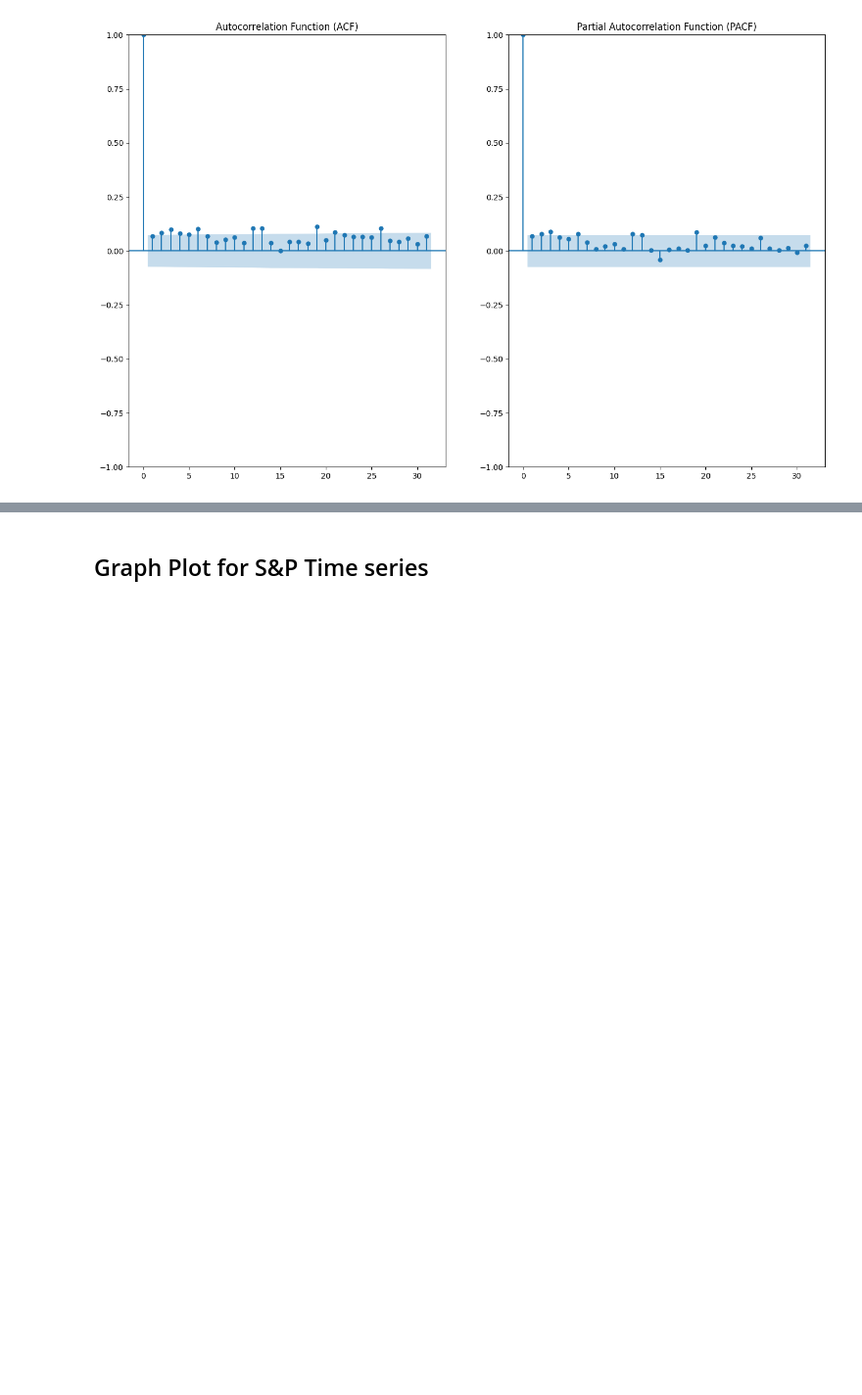
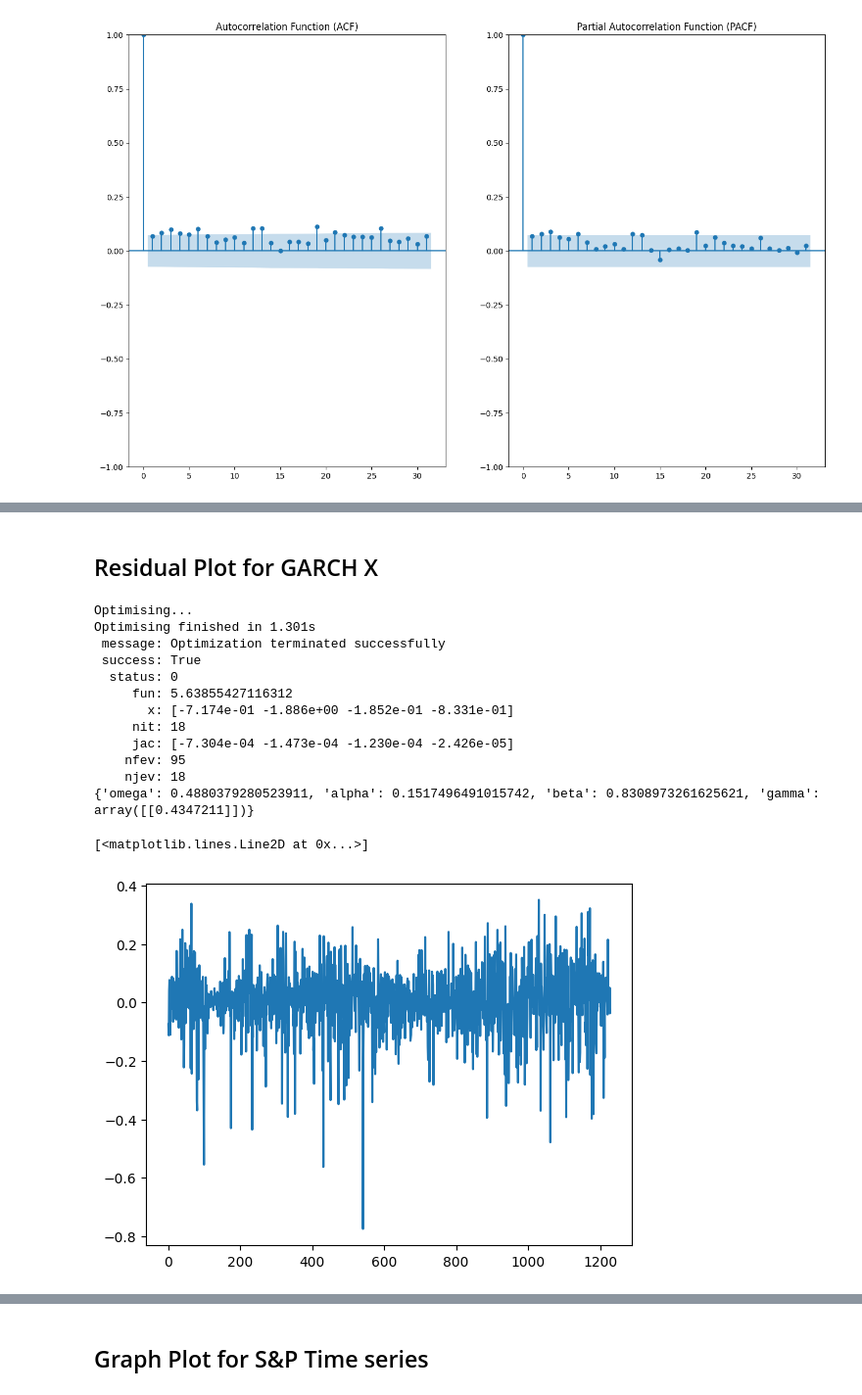
Before and after one commit to hwh1771/sentiment-analysis-volatility-forecasting, a Jupyter notebook: notebooks/04a_garch_exogenous_spy.ipynb, the cells around one changed output, grey strips where cells are left out. Shown at 98% size. Saved outputs shown, nothing was run; the diff lists cells and outputs as text; code cells hidden in the pictures; blank space fills up the shorter version.

Commit message:
With Resid Plot

```diff
--- a/notebooks/04a_garch_exogenous_spy.ipynb
+++ b/notebooks/04a_garch_exogenous_spy.ipynb
@@ -257,3 +257,24 @@ Critical Values:
    5%: -2.8639355566269677
    10%: -2.5680454348767596
  The series is stationary (reject H0)
+# %% [markdown]
+## Residual Plot for GARCH X
+# %%
+garch_with_sentiment = GARCH(p=1, q=1, z=1, verbose=True)
+garch_with_sentiment.train(1000*log_returns, x = 10 * pca_exo_sentiment,use_constraints= False, method = 'SLSQP')
+plt.plot(garch_with_sentiment.resids)
+# %% [output]
+Optimising...
+Optimising finished in 1.301s
+ message: Optimization terminated successfully
+ success: True
+  status: 0
+     fun: 5.63855427116312
+       x: [-7.174e-01 -1.886e+00 -1.852e-01 -8.331e-01]
+     nit: 18
+     jac: [-7.304e-04 -1.473e-04 -1.230e-04 -2.426e-05]
+    nfev: 95
+    njev: 18
+{'omega': 0.4880379280523911, 'alpha': 0.1517496491015742, 'beta': 0.8308973261625621, 'gamma': array([[0.4347211]])}
+[<matplotlib.lines.Line2D at 0x...>]
+[figure, added]
```
Also changed, not shown: parts of 6 cells of this notebook.
